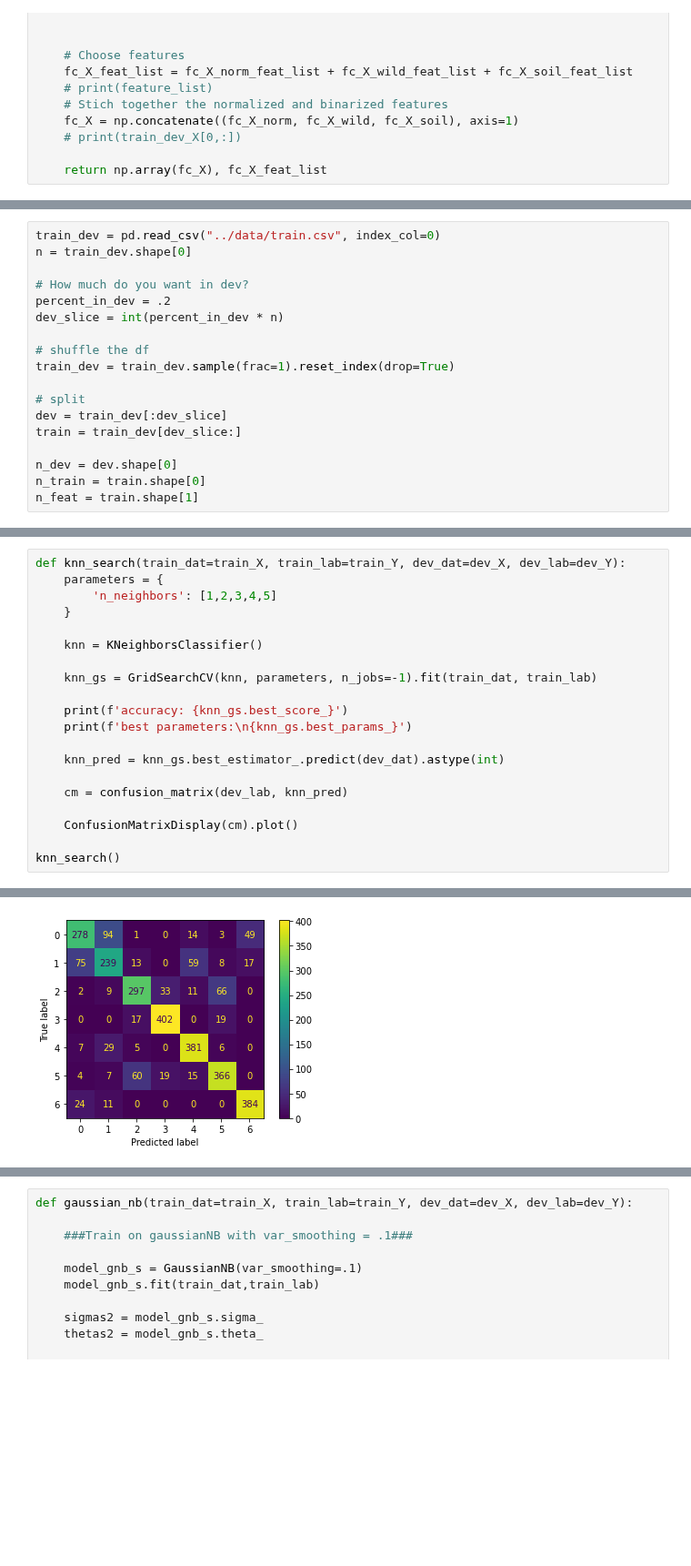
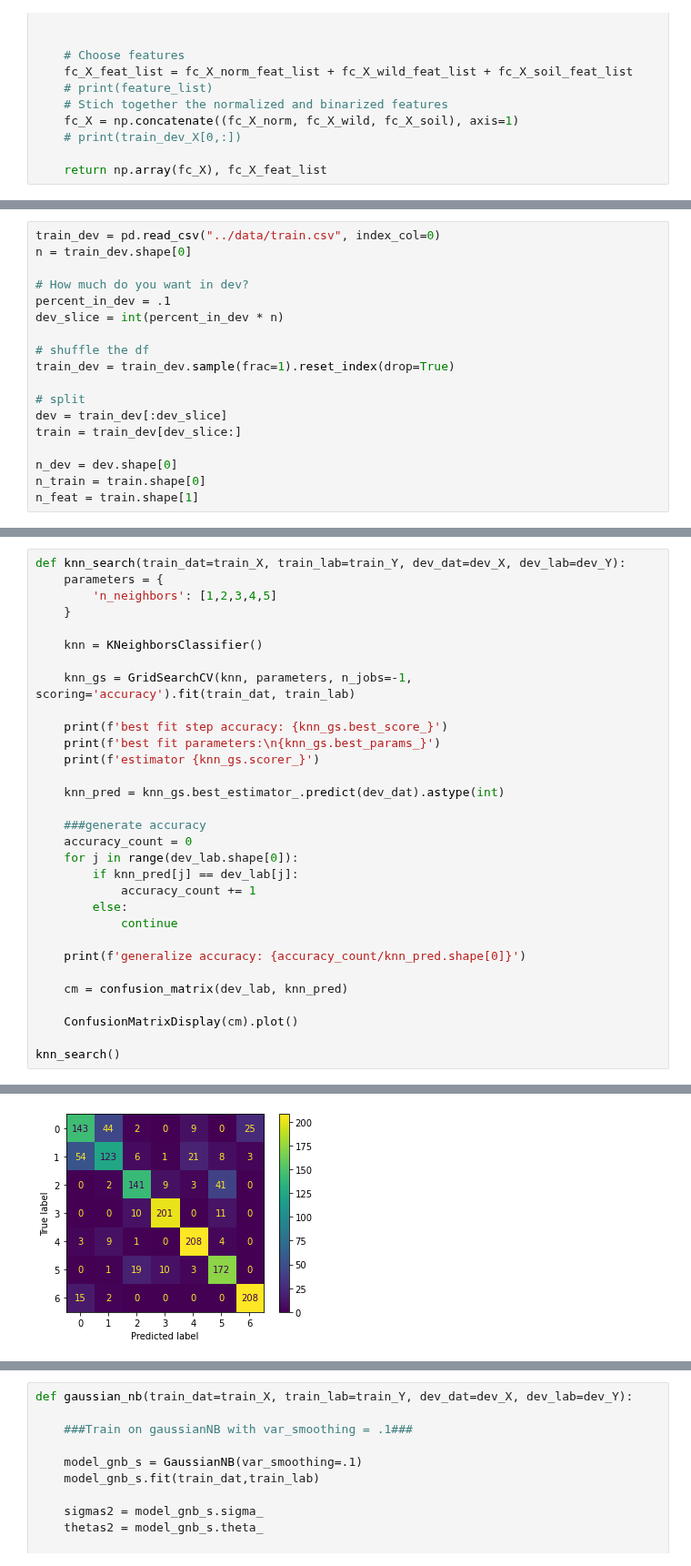
Before and after one commit to sams-data/mids-w207_9_sp22_forest_cover_classification, a Jupyter notebook: Exploration/norm_eda.ipynb, the cells around one changed output, grey strips where cells are left out. Shown at 91% size. Cells and saved outputs as stored; diff of their text form; blank space fills up the shorter version.

```diff
--- a/Exploration/norm_eda.ipynb
+++ b/Exploration/norm_eda.ipynb
@@ -108,7 +106,7 @@ train_dev = pd.read_csv("../data/train.csv", index_col=0)
 n = train_dev.shape[0]
 
 # How much do you want in dev?
-percent_in_dev = .2
+percent_in_dev = .1
 dev_slice = int(percent_in_dev * n)
 
 # shuffle the df
@@ -159,12 +159,23 @@ def knn_search(train_dat=train_X, train_lab=train_Y, dev_dat=dev_X, dev_lab=dev_
 
     knn = KNeighborsClassifier()
 
-    knn_gs = GridSearchCV(knn, parameters, n_jobs=-1).fit(train_dat, train_lab)
+    knn_gs = GridSearchCV(knn, parameters, n_jobs=-1, scoring='accuracy').fit(train_dat, train_lab)
 
-    print(f'accuracy: {knn_gs.best_score_}')
-    print(f'best parameters:\n{knn_gs.best_params_}')
+    print(f'best fit step accuracy: {knn_gs.best_score_}')
+    print(f'best fit parameters:\n{knn_gs.best_params_}')
+    print(f'estimator {knn_gs.scorer_}')
 
     knn_pred = knn_gs.best_estimator_.predict(dev_dat).astype(int)
+
+    ###generate accuracy
+    accuracy_count = 0
+    for j in range(dev_lab.shape[0]):
+        if knn_pred[j] == dev_lab[j]:
+            accuracy_count += 1
+        else:
+            continue
+
+    print(f'generalize accuracy: {accuracy_count/knn_pred.shape[0]}')
 
     cm = confusion_matrix(dev_lab, knn_pred)
 
@@ -178 +191 @@ best parameters:
-[figure, old version]
+[figure, new version]
```
Also changed, not shown: parts of 10 cells of this notebook.
